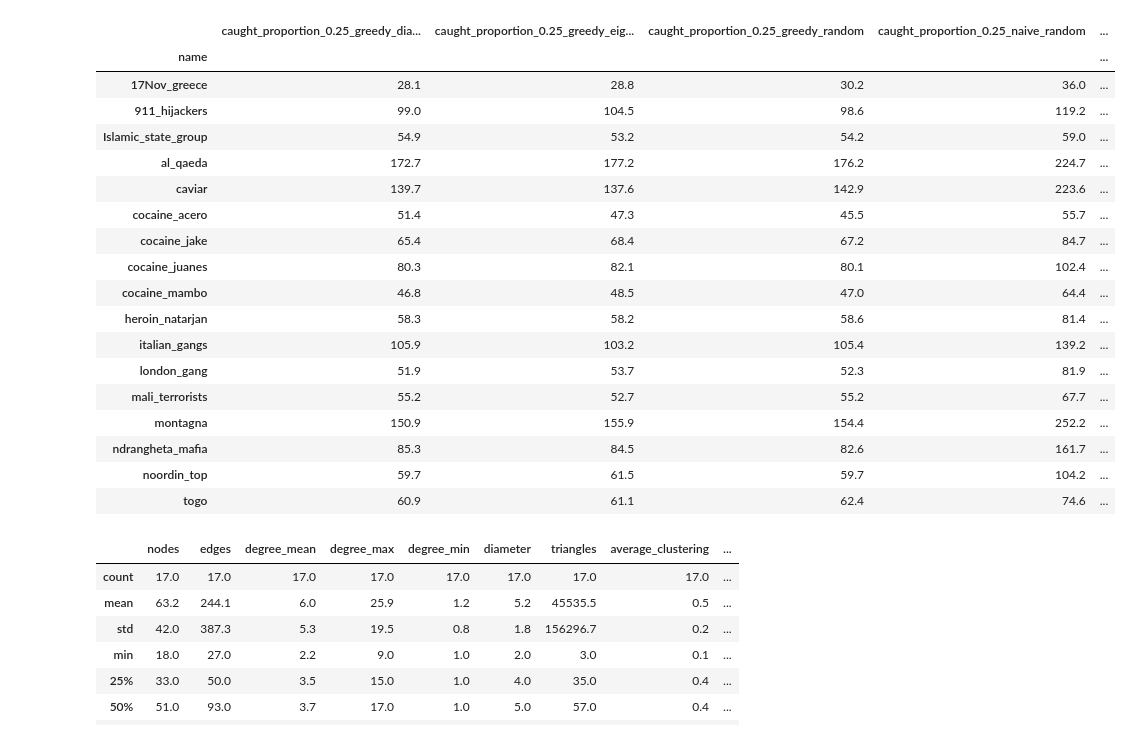
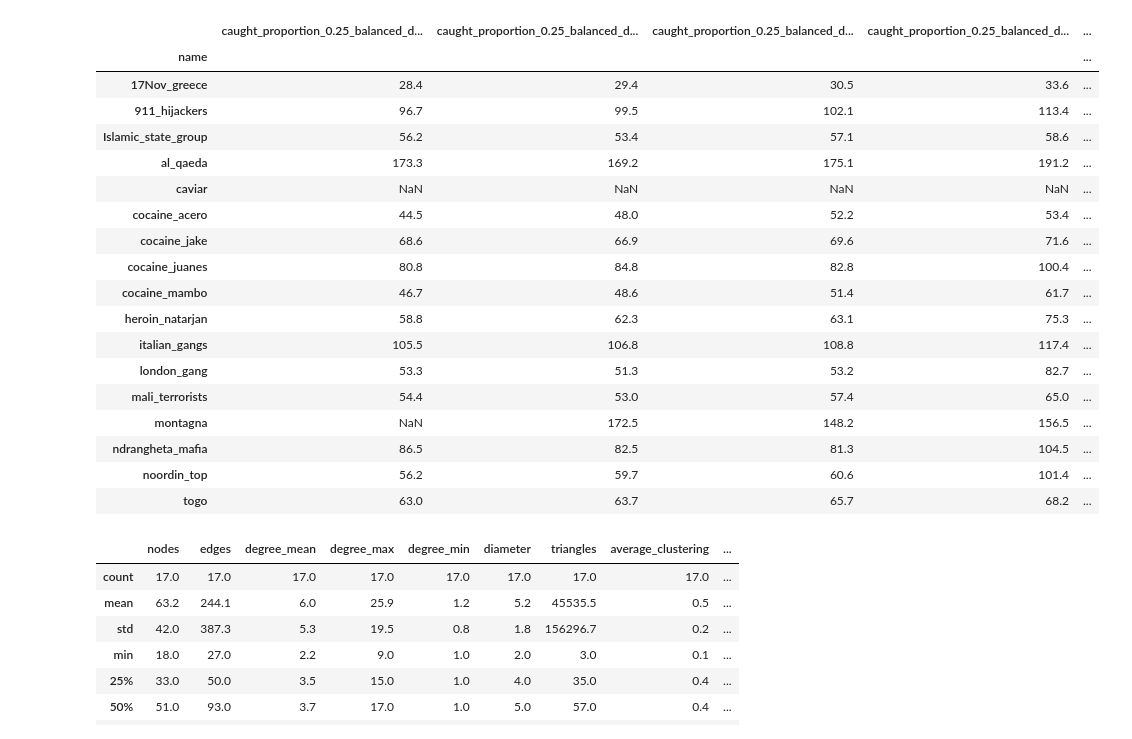
Before and after one commit to clinton0313/network_analysis, a Jupyter notebook: final_project/code/results.ipynb, the cells around one changed output. Saved outputs shown, nothing was run; the diff lists cells and outputs as text; code cells hidden in the pictures.

```diff
--- a/final_project/code/results.ipynb
+++ b/final_project/code/results.ipynb
@@ -37,38 +38,42 @@ all_strategies = [
 # %%
 results = [pd.read_csv(os.path.join(DATADIR, "simul_results", f"{strategy}.csv")) for strategy in all_strategies]
 results = pd.concat(results, ignore_index=True)
 results = results.groupby(["strategy", "group"]).mean().drop(columns="sim")
 results.columns = [c.replace("'", "").replace("(", "").replace(")", "").replace(",", "").replace(" ", "_") for c in results.columns]
 results = (
     results
     .loc[:, [col for col in results.columns if "0.25" in col or "1.0" in col]]
     .unstack(0)
-    .loc[:, lambda df: df.columns.get_level_values(1).isin(strategies)]
+    .loc[:, lambda df: df.columns.get_level_values(1).isin(all_strategies)]
 )
 results.columns = results.columns.to_flat_index()
 results.columns = [f"{x[0]}_{x[1]}" for x in results.columns]
 results = results.reset_index().rename({"group": "name"}, axis=1).set_index("name")
+
+for strategy in all_strategies:
+    results[strategy] = results[f"eigen_proportion_0.25_{strategy}"]/results[f"eigen_proportion_1.0_{strategy}"]
+
 results
 # %% [output]
-|  | caught_proportion_0.25_greedy_dia... | caught_proportion_0.25_greedy_eig... | caught_proportion_0.25_greedy_random | caught_proportion_0.25_naive_random | ... |
+|  | caught_proportion_0.25_balanced_d... | caught_proportion_0.25_balanced_d... | caught_proportion_0.25_balanced_d... | caught_proportion_0.25_balanced_d... | ... |
 | name |  |  |  |  | ... |
-| 17Nov_greece | 28.1 | 28.8 | 30.2 | 36.0 | ... |
-| 911_hijackers | 99.0 | 104.5 | 98.6 | 119.2 | ... |
-| Islamic_state_group | 54.9 | 53.2 | 54.2 | 59.0 | ... |
-| al_qaeda | 172.7 | 177.2 | 176.2 | 224.7 | ... |
-| caviar | 139.7 | 137.6 | 142.9 | 223.6 | ... |
-| cocaine_acero | 51.4 | 47.3 | 45.5 | 55.7 | ... |
-| cocaine_jake | 65.4 | 68.4 | 67.2 | 84.7 | ... |
-| cocaine_juanes | 80.3 | 82.1 | 80.1 | 102.4 | ... |
-| cocaine_mambo | 46.8 | 48.5 | 47.0 | 64.4 | ... |
-| heroin_natarjan | 58.3 | 58.2 | 58.6 | 81.4 | ... |
-| italian_gangs | 105.9 | 103.2 | 105.4 | 139.2 | ... |
-| london_gang | 51.9 | 53.7 | 52.3 | 81.9 | ... |
-| mali_terrorists | 55.2 | 52.7 | 55.2 | 67.7 | ... |
-| montagna | 150.9 | 155.9 | 154.4 | 252.2 | ... |
-| ndrangheta_mafia | 85.3 | 84.5 | 82.6 | 161.7 | ... |
-| noordin_top | 59.7 | 61.5 | 59.7 | 104.2 | ... |
-| togo | 60.9 | 61.1 | 62.4 | 74.6 | ... |
+| 17Nov_greece | 28.4 | 29.4 | 30.5 | 33.6 | ... |
+| 911_hijackers | 96.7 | 99.5 | 102.1 | 113.4 | ... |
+| Islamic_state_group | 56.2 | 53.4 | 57.1 | 58.6 | ... |
+| al_qaeda | 173.3 | 169.2 | 175.1 | 191.2 | ... |
+| caviar | NaN | NaN | NaN | NaN | ... |
+| cocaine_acero | 44.5 | 48.0 | 52.2 | 53.4 | ... |
+| cocaine_jake | 68.6 | 66.9 | 69.6 | 71.6 | ... |
+| cocaine_juanes | 80.8 | 84.8 | 82.8 | 100.4 | ... |
+| cocaine_mambo | 46.7 | 48.6 | 51.4 | 61.7 | ... |
+| heroin_natarjan | 58.8 | 62.3 | 63.1 | 75.3 | ... |
+| italian_gangs | 105.5 | 106.8 | 108.8 | 117.4 | ... |
+| london_gang | 53.3 | 51.3 | 53.2 | 82.7 | ... |
+| mali_terrorists | 54.4 | 53.0 | 57.4 | 65.0 | ... |
+| montagna | NaN | 172.5 | 148.2 | 156.5 | ... |
+| ndrangheta_mafia | 86.5 | 82.5 | 81.3 | 104.5 | ... |
+| noordin_top | 56.2 | 59.7 | 60.6 | 101.4 | ... |
+| togo | 63.0 | 63.7 | 65.7 | 68.2 | ... |
 # %%
 #Parse tables and reduce the simul data a bit and engineer a few features of the summaries
 
```
Also changed, not shown: parts of 8 cells of this notebook, 8 other files.
